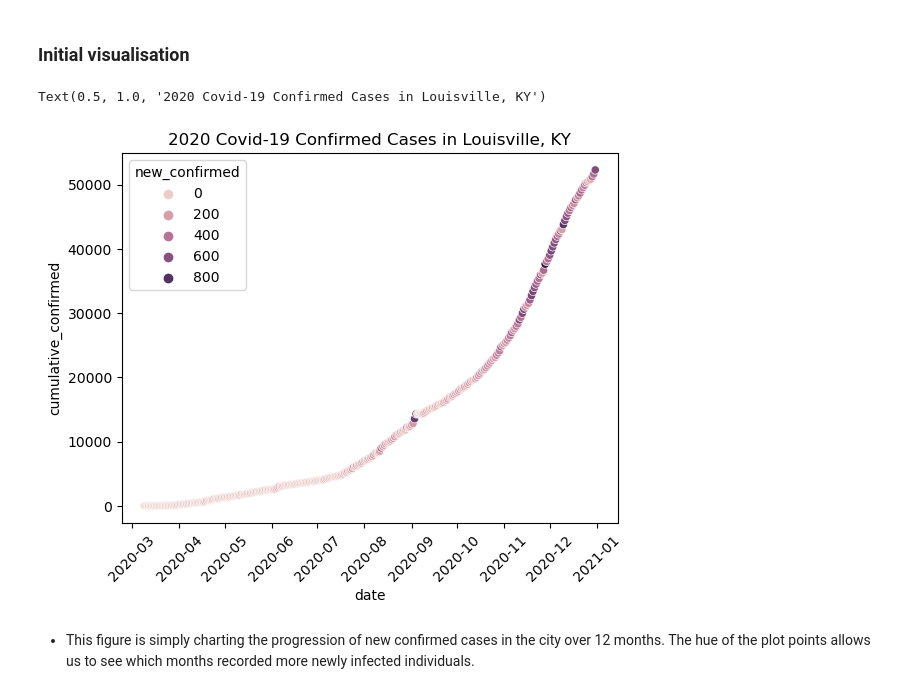
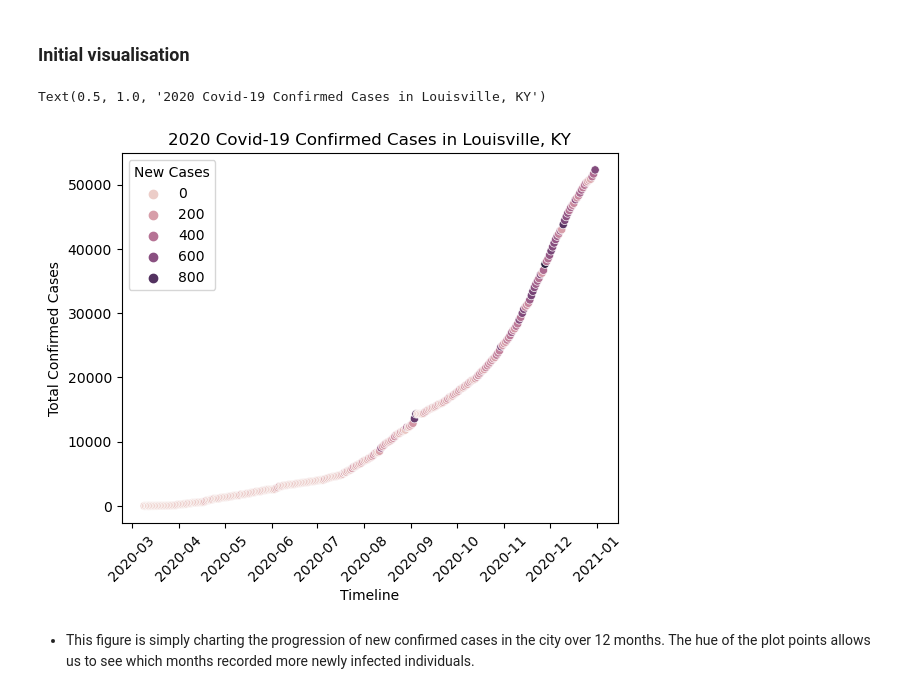
Before and after one commit to JeffreyFennell/Louisville-KY-Covid-and-Crime, a Jupyter notebook: covid_and_crime_2020.ipynb, the cells around one changed output. Cells and saved outputs as stored; diff of their text form; code cells hidden in the pictures.

```diff
--- a/covid_and_crime_2020.ipynb
+++ b/covid_and_crime_2020.ipynb
@@ -158,6 +158,10 @@ dropped_columns = [
     'iso_3166_1_alpha_2',
     'iso_3166_1_alpha_3',
     'aggregation_level',
+    'new_deceased',
+    'cumulative_deceased',
+    'new_persons_fully_vaccinated',
+    'cumulative_persons_fully_vaccinated',
     'openstreetmap_id',
     'latitude',
     'longitude',
@@ -722,9 +712,7 @@ Index(['date', 'new_confirmed', 'new_deceased', 'cumulative_confirmed',
       dtype='object')
 # %%
 # Assign reordered columns to a new variable.
-reordered_df= ['date', 'month_year', 'new_confirmed', 'new_deceased', 'cumulative_confirmed',
-       'cumulative_deceased', 'new_persons_fully_vaccinated',
-       'cumulative_persons_fully_vaccinated', 'crime', 'crime_totals' ]
+reordered_df= ['date', 'month_year', 'new_confirmed', 'cumulative_confirmed', 'crime', 'crime_totals' ]
 # Assign original df to newly created reordered df.
 combined= combined[reordered_df]
 combined
@@ -835,15 +823,18 @@ pivot_table
 # %%
 # Create neater data for visualizing 2020 covid data alone
 start_date = '2020-01-01'
 end_date = '2020-12-31'
 dated_df = combined[(combined['date']>= start_date) & (combined['date']<= end_date)]
 
 # Visualize the progression of confirmed covid cases throughout 2020.
 sns.scatterplot(data= dated_df, x= 'date', y='cumulative_confirmed', hue='new_confirmed')
 plt.xticks(rotation=45)
+plt.xlabel('Timeline')
+plt.ylabel('Total Confirmed Cases')
+plt.legend(title= 'New Cases')
 plt.title('2020 Covid-19 Confirmed Cases in Louisville, KY')
 # %% [output]
 Text(0.5, 1.0, '2020 Covid-19 Confirmed Cases in Louisville, KY')
-[figure, old version]
+[figure, new version]
 # %% [markdown]
 - This figure is simply charting the progression of new confirmed cases in the city over 12 months. The hue of the plot points allows us to see which months recorded more newly infected individuals.
```
Also changed, not shown: parts of 12 cells of this notebook, 2 other files.
